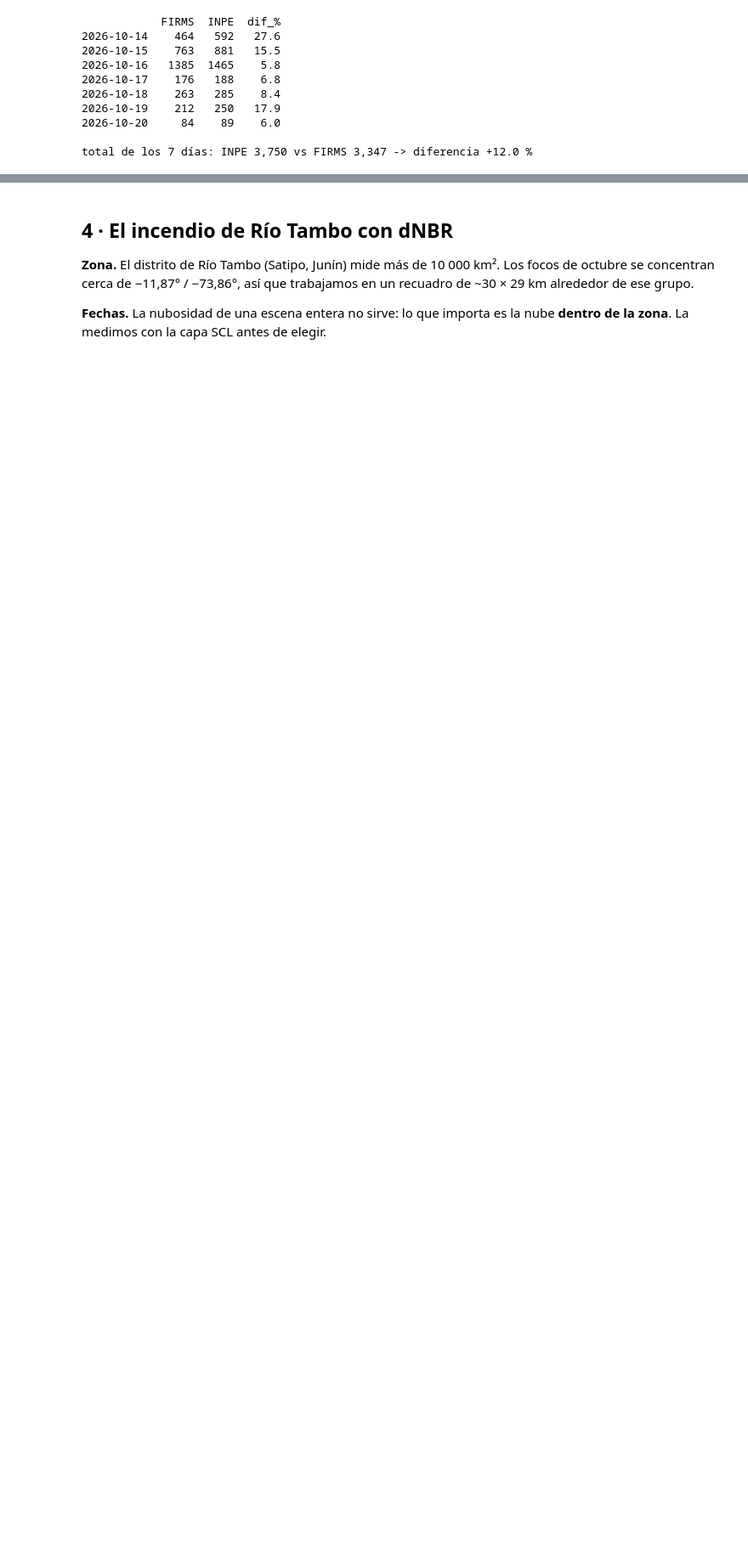
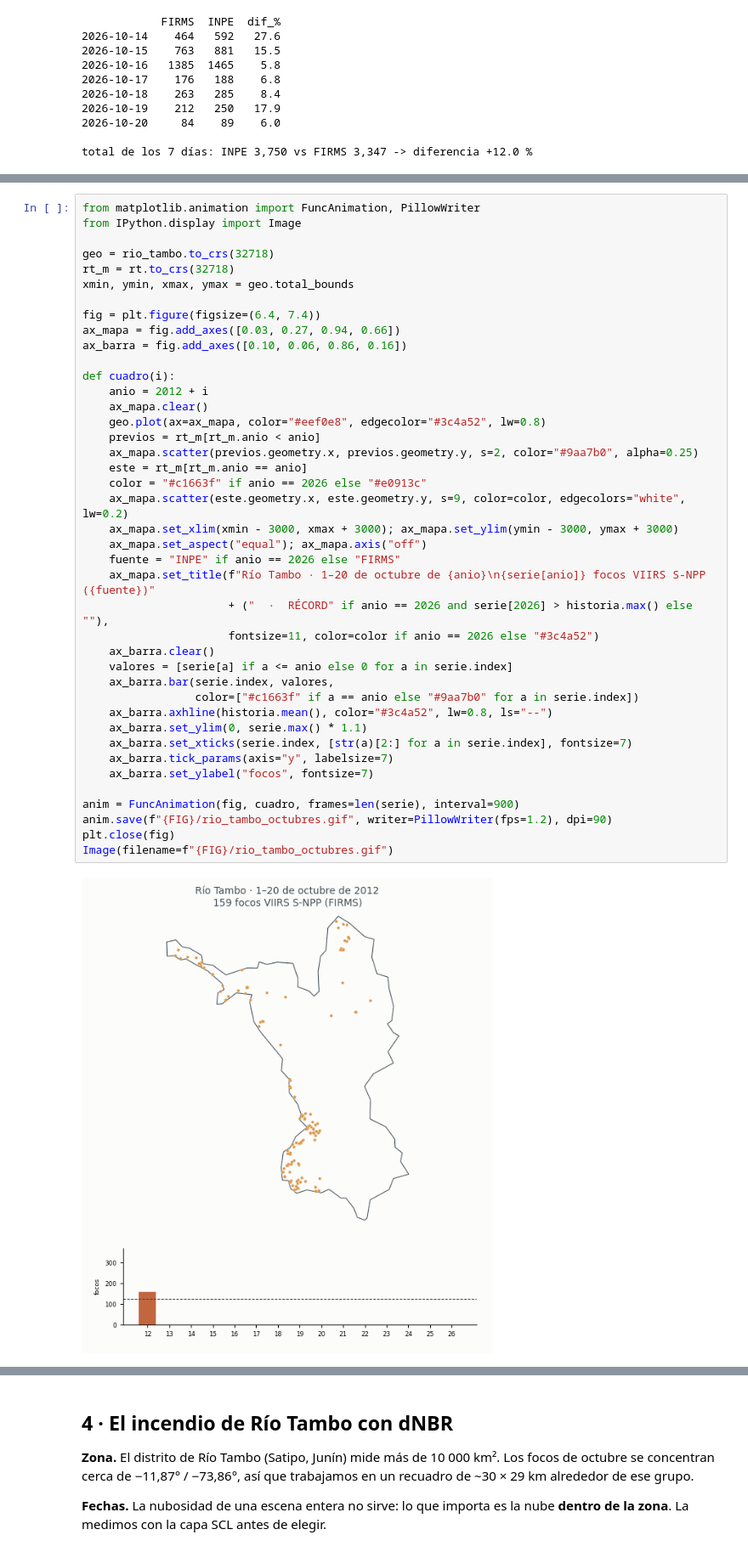
Before and after one commit to haradaoyakawahideki/Python, a Jupyter notebook: Ejercicio/incendios_2026.ipynb, the cells around one changed output, grey strips where cells are left out. Shown at 85% size. Saved outputs shown, nothing was run; the diff lists cells and outputs as text; blank space fills up the shorter version.

```diff
--- a/Ejercicio/incendios_2026.ipynb
+++ b/Ejercicio/incendios_2026.ipynb
@@ -252,2 +199,45 @@ anio
+# %%
+from matplotlib.animation import FuncAnimation, PillowWriter
+from IPython.display import Image
+
+geo = rio_tambo.to_crs(32718)
+rt_m = rt.to_crs(32718)
+xmin, ymin, xmax, ymax = geo.total_bounds
+
+fig = plt.figure(figsize=(6.4, 7.4))
+ax_mapa = fig.add_axes([0.03, 0.27, 0.94, 0.66])
+ax_barra = fig.add_axes([0.10, 0.06, 0.86, 0.16])
+
+def cuadro(i):
+    anio = 2012 + i
+    ax_mapa.clear()
+    geo.plot(ax=ax_mapa, color="#eef0e8", edgecolor="#3c4a52", lw=0.8)
+    previos = rt_m[rt_m.anio < anio]
+    ax_mapa.scatter(previos.geometry.x, previos.geometry.y, s=2, color="#9aa7b0", alpha=0.25)
+    este = rt_m[rt_m.anio == anio]
+    color = "#c1663f" if anio == 2026 else "#e0913c"
+    ax_mapa.scatter(este.geometry.x, este.geometry.y, s=9, color=color, edgecolors="white", lw=0.2)
+    ax_mapa.set_xlim(xmin - 3000, xmax + 3000); ax_mapa.set_ylim(ymin - 3000, ymax + 3000)
+    ax_mapa.set_aspect("equal"); ax_mapa.axis("off")
+    fuente = "INPE" if anio == 2026 else "FIRMS"
+    ax_mapa.set_title(f"Río Tambo · 1–20 de octubre de {anio}\n{serie[anio]} focos VIIRS S-NPP ({fuente})"
+                      + ("  ·  RÉCORD" if anio == 2026 and serie[2026] > historia.max() else ""),
+                      fontsize=11, color=color if anio == 2026 else "#3c4a52")
+    ax_barra.clear()
+    valores = [serie[a] if a <= anio else 0 for a in serie.index]
+    ax_barra.bar(serie.index, valores,
+                 color=["#c1663f" if a == anio else "#9aa7b0" for a in serie.index])
+    ax_barra.axhline(historia.mean(), color="#3c4a52", lw=0.8, ls="--")
+    ax_barra.set_ylim(0, serie.max() * 1.1)
+    ax_barra.set_xticks(serie.index, [str(a)[2:] for a in serie.index], fontsize=7)
+    ax_barra.tick_params(axis="y", labelsize=7)
+    ax_barra.set_ylabel("focos", fontsize=7)
+
+anim = FuncAnimation(fig, cuadro, frames=len(serie), interval=900)
+anim.save(f"{FIG}/rio_tambo_octubres.gif", writer=PillowWriter(fps=1.2), dpi=90)
+plt.close(fig)
+Image(filename=f"{FIG}/rio_tambo_octubres.gif")
+# %% [output]
+[figure, added]
 # %% [markdown]
 **Robustez.** FIRMS marca algunos focos como fuentes fijas o volcanes (`type` 1–3). INPE no
```
Also changed, not shown: parts of 13 cells of this notebook, 7 other files.
